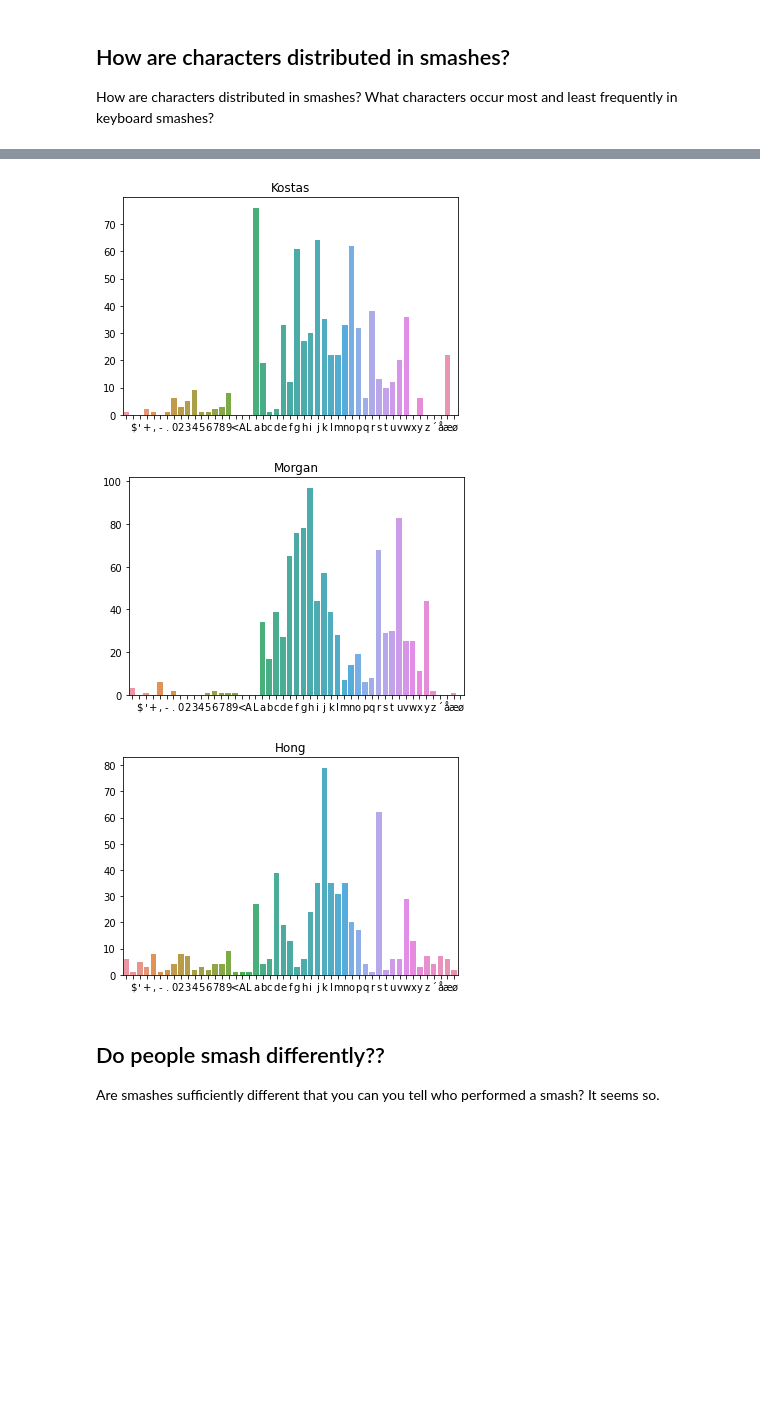
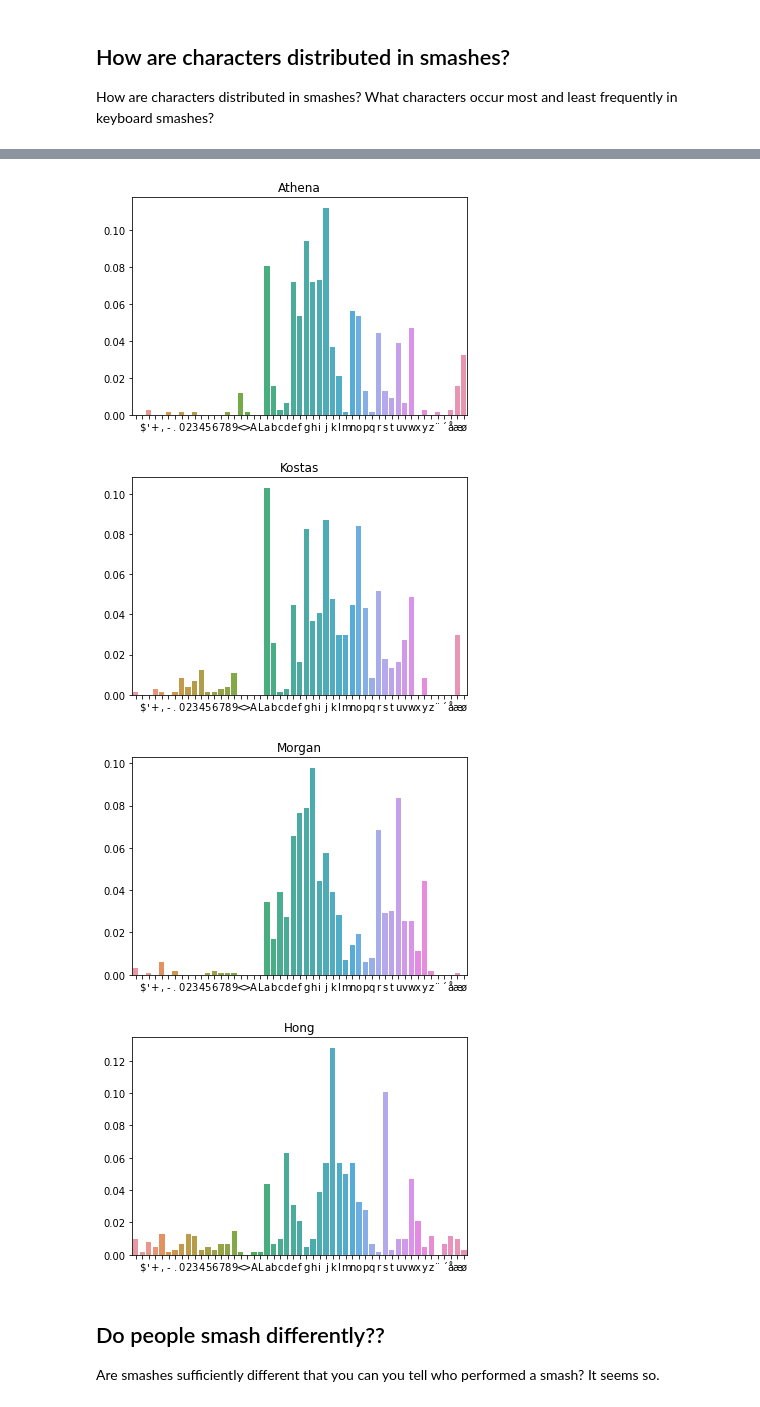
Before and after one commit to skipperkongen/keyboard-smash-frequencies, a Jupyter notebook: frequencies.ipynb, the cells around one changed output, grey strips where cells are left out. Cells and saved outputs as stored; diff of their text form; code cells hidden in the pictures; blank space fills up the shorter version.

```diff
--- a/frequencies.ipynb
+++ b/frequencies.ipynb
@@ -27,7 +27,7 @@ def to_monostring(smashes):
     return "".join(smashes)
 
 def get_name(path):
-    return re.search('/([^\.]+)', path).group(1)
+    return re.search('/([^\.]+)', path).group(1).title()
 
 def to_normvector(monostring, alphabet):
     counts = Counter(monostring)
@@ -84,15 +84,14 @@ Alphabet:   $ ' + , - . 0 2 3 4 5 6 7 8 9 < A L a b c d e f ...
 How are characters distributed in smashes? What characters occur most and least frequently in keyboard smashes?
 # %%
 # global distribution
-counts = Counter(allstring)
-sns.barplot(x=alphabet, y=[counts[c] for c in alphabet])
+counts = Counter(superstring)
+sns.barplot(x=alphabet, y=super_normvector)
 plt.title('Global distribution')
 plt.show()
 
 # individual distributions
-for name, monostring in zip(names, monostrings):
-    counts = Counter(monostring)
-    sns.barplot(x=alphabet, y=[counts[c] for c in alphabet])
+for name, vec in zip(names, monostring_normvectors):
+    sns.barplot(x=alphabet, y=vec)
     plt.title(name.title())
     plt.show()
 # %% [output]
@@ -100,6 +99,7 @@ for name, monostring in zip(names, monostrings):
-[figure, old version]
+[figure, new version]
-[figure, old version]
+[figure, new version]
-[figure, old version]
+[figure, new version]
+[figure, added]
 # %% [markdown]
 ## Do people smash differently??
 
```
Also changed, not shown: parts of 6 cells of this notebook, 1 other file.
